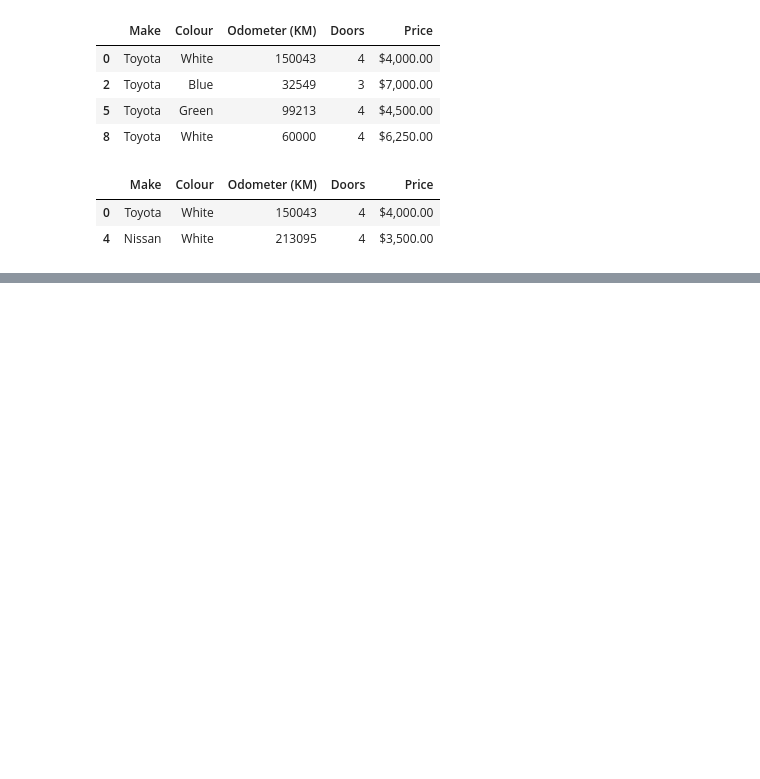
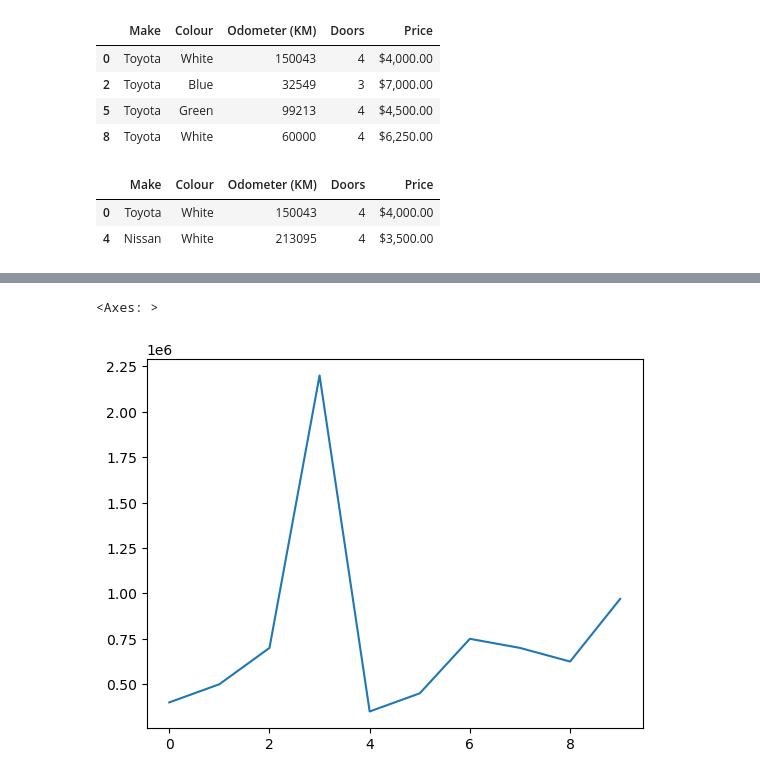
Before and after one commit to alastairsounds/ztm_ai_ml, a Jupyter notebook: sample_project/introduction-to-pandas.ipynb, the cells around one changed output, grey strips where cells are left out. Saved outputs shown, nothing was run; the diff lists cells and outputs as text; code cells hidden in the pictures; blank space fills up the shorter version.

```diff
--- a/sample_project/introduction-to-pandas.ipynb
+++ b/sample_project/introduction-to-pandas.ipynb
@@ -356,0 +406,2 @@ car_sales[car_sales["Odometer (KM)"] > 100000]
+# %%
+car_sales["Price"] = car_sales["Price"].str.replace('[\$\,\.]', '', regex=True).astype(int)
@@ -356,0 +422,5 @@ car_sales[car_sales["Odometer (KM)"] > 100000]
+# %%
+car_sales["Price"].plot()
+# %% [output]
+<Axes: >
+[figure, added]
```
Also changed, not shown: parts of 13 cells of this notebook.
